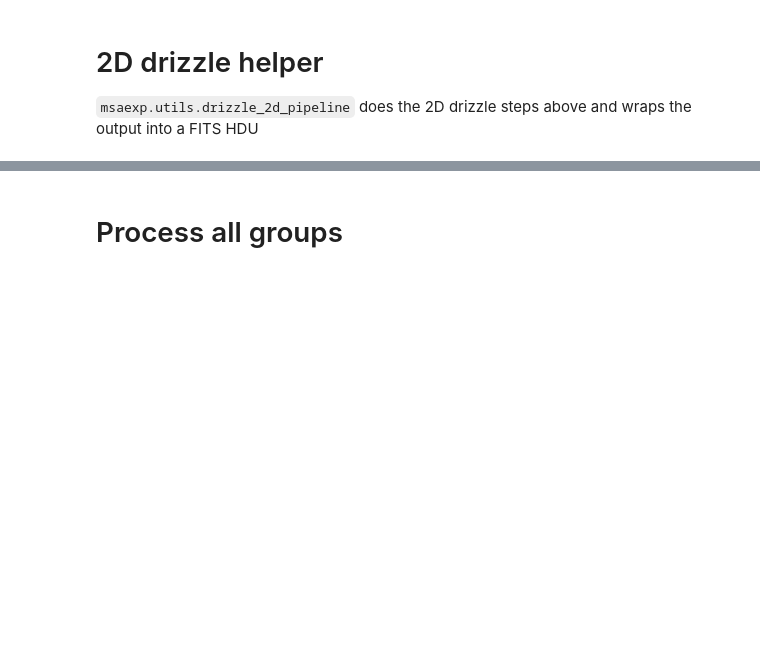
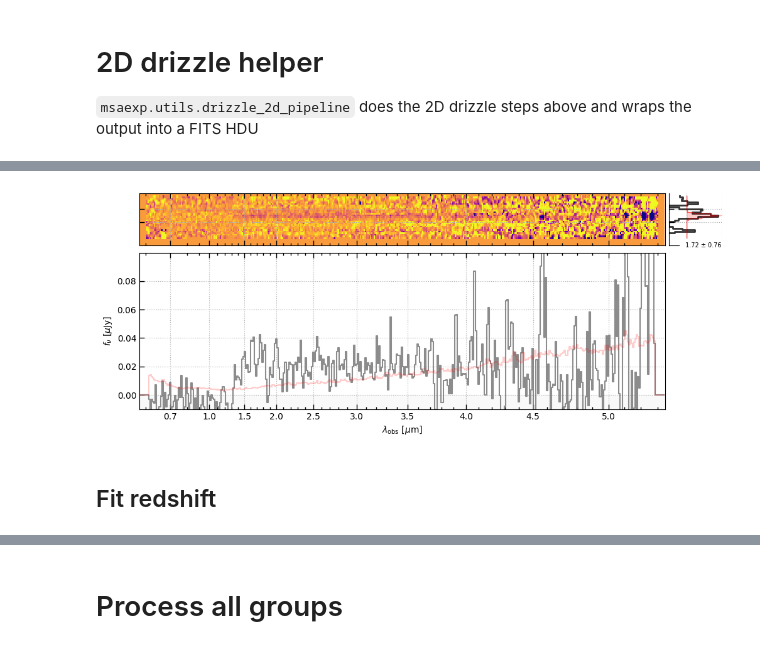
Before and after one commit to gbrammer/msaexp, a Jupyter notebook: docs/examples/process-rxj2129.ipynb, the cells around one changed output, grey strips where cells are left out. Cells and saved outputs as stored; diff of their text form; code cells hidden in the pictures; blank space fills up the shorter version.

```diff
--- a/docs/examples/process-rxj2129.ipynb
+++ b/docs/examples/process-rxj2129.ipynb
@@ -371,0 +422,29 @@ plt.grid()
+# %%
+# Drizzle combinations
+key = '2767_11027'
+
+# key = targets[-1]
+
+slits = pipe.get_background_slits(key)
+output_root = f'rxj2129-prism-{key}'
+
+scale = 1.0
+
+DRIZZLE_PARAMS = dict(output=None,
+                      single=True,
+                      blendheaders=True,
+                      pixfrac=1.0,
+                      kernel='square',
+                      fillval=0,
+                      wht_type='ivm',
+                      good_bits=0,
+                      pscale_ratio=1.0,
+                      pscale=None)
+
+hdul = msaexp.utils.drizzle_2d_pipeline(slits, drizzle_params=DRIZZLE_PARAMS,
+                                    #profile_slice=slice(int(200*scale), int(900*scale)),
+                                    #standard_waves=True,
+                                        keep_wave=True,
+                                    outlier_threshold=10,
+                                    output_root=output_root,
+                                    fit_prf=True, prf_center=None, prf_sigma=0.95, fix_sigma=False)
@@ -371,0 +479,7 @@ plt.grid()
+# %%
+import astropy.units as u
+_fig = msaexp.utils.drizzled_hdu_figure(hdul, xlim=None, unit='fnu')
+# %% [output]
+[figure, added]
+# %% [markdown]
+## Fit redshift
```
Also changed, not shown: parts of 36 cells of this notebook, 1 other file.
